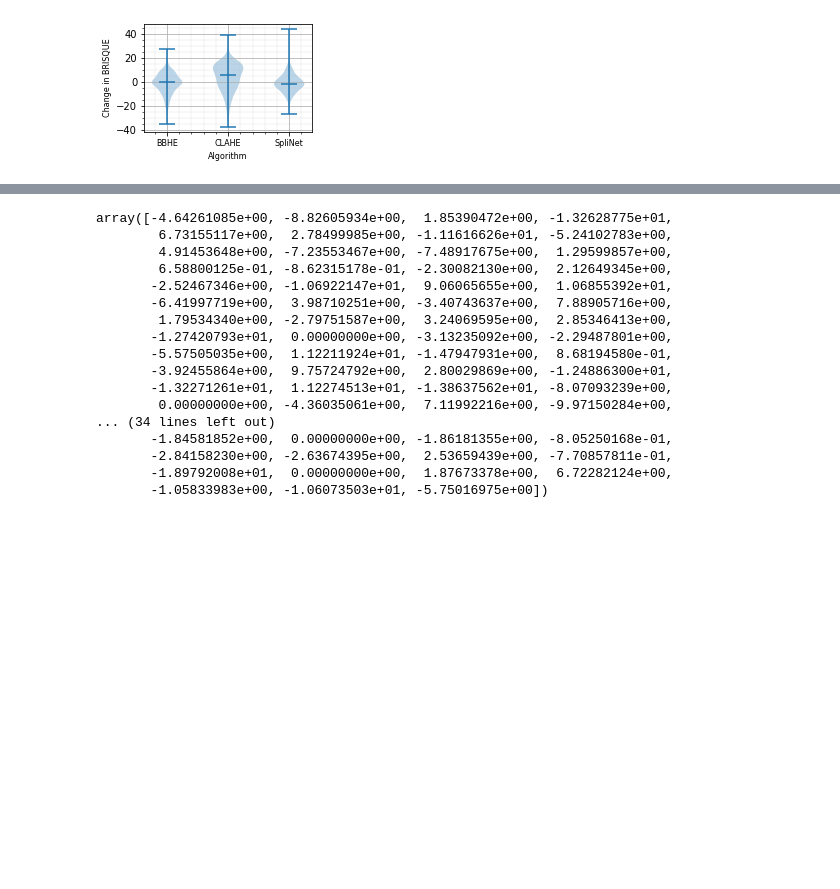
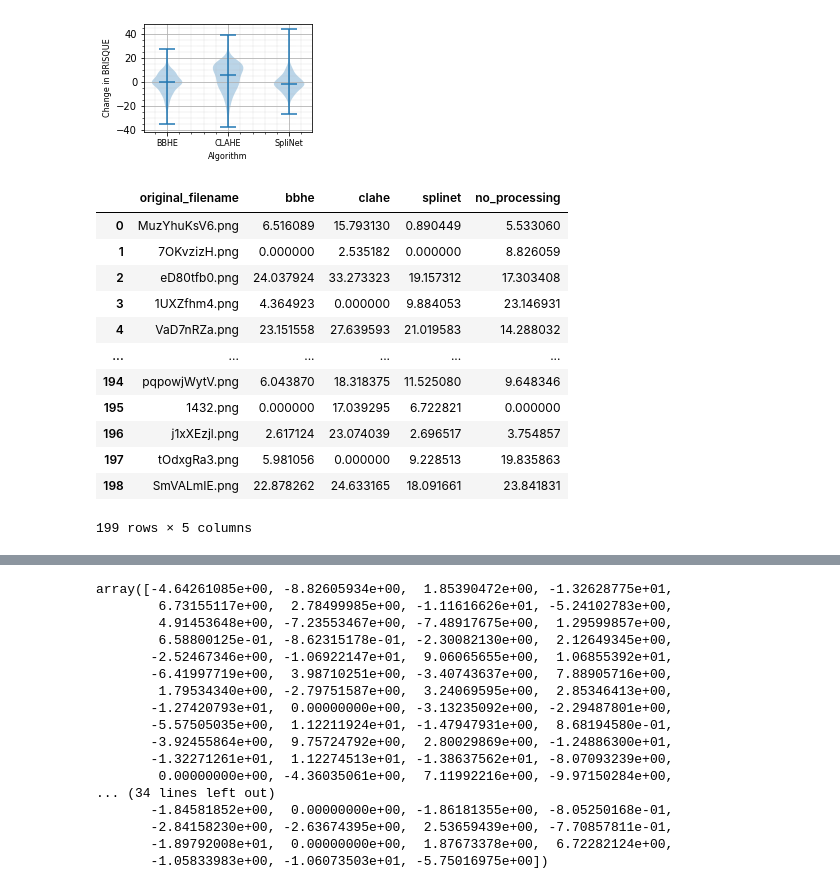
Before and after one commit to Zamammirza/HE, a Jupyter notebook: analysis/brisque_differential_analysis.ipynb, the cells around one changed output, grey strips where cells are left out. Drawn from its saved outputs; the diff is of its cells as text; code cells hidden in the pictures; blank space fills up the shorter version.

```diff
--- a/analysis/brisque_differential_analysis.ipynb
+++ b/analysis/brisque_differential_analysis.ipynb
@@ -89,3 +94,19 @@ plt.tight_layout()
 plt.savefig("diff_violin.pdf")
 # %% [output]
 [figure]
+# %%
+df_shaped
+# %% [output]
+|  | original_filename | bbhe | clahe | splinet | no_processing |
+| 0 | MuzYhuKsV6.png | 6.516089 | 15.793130 | 0.890449 | 5.533060 |
+| 1 | 7OKvzizH.png | 0.000000 | 2.535182 | 0.000000 | 8.826059 |
+| 2 | eD80tfb0.png | 24.037924 | 33.273323 | 19.157312 | 17.303408 |
+| 3 | 1UXZfhm4.png | 4.364923 | 0.000000 | 9.884053 | 23.146931 |
+| 4 | VaD7nRZa.png | 23.151558 | 27.639593 | 21.019583 | 14.288032 |
+| ... | ... | ... | ... | ... | ... |
+| 194 | pqpowjWytV.png | 6.043870 | 18.318375 | 11.525080 | 9.648346 |
+| 195 | 1432.png | 0.000000 | 17.039295 | 6.722821 | 0.000000 |
+| 196 | j1xXEzjl.png | 2.617124 | 23.074039 | 2.696517 | 3.754857 |
+| 197 | tOdxgRa3.png | 5.981056 | 0.000000 | 9.228513 | 19.835863 |
+| 198 | SmVALmIE.png | 22.878262 | 24.633165 | 18.091661 | 23.841831 |
+199 rows × 5 columns
```
Also changed, not shown: parts of 17 cells of this notebook, 7 other files.
